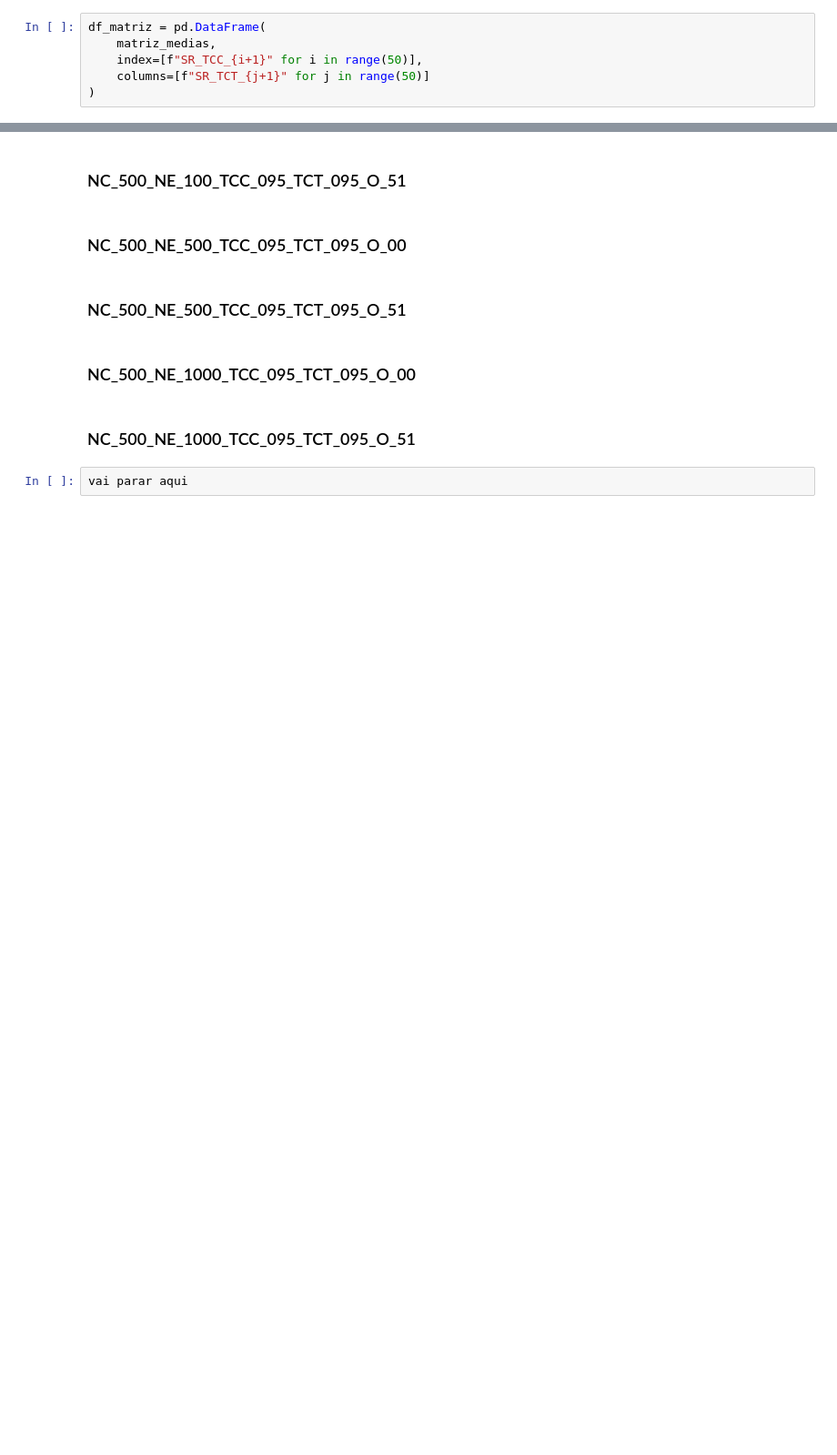
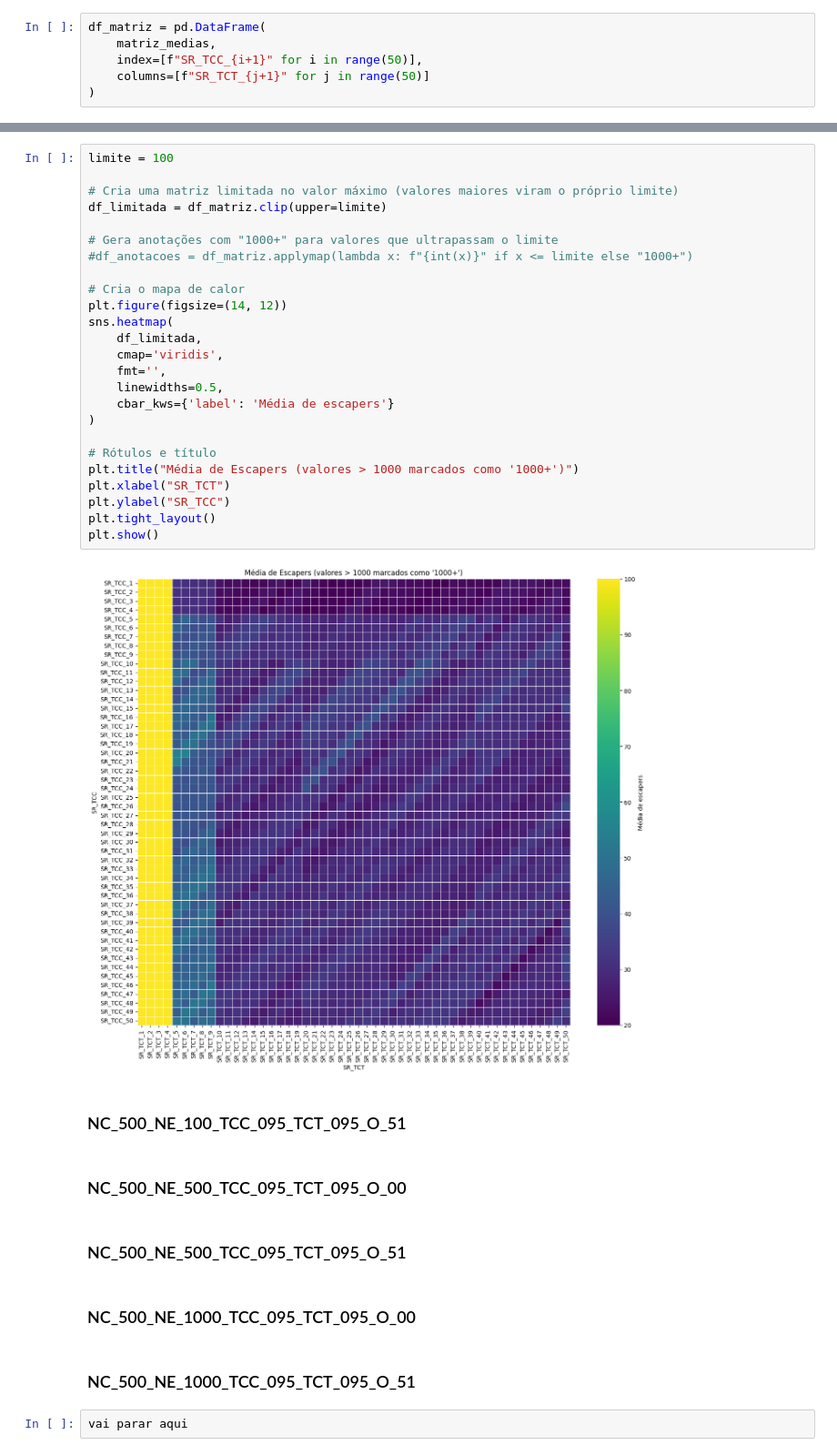
Before and after one commit to RafaRossatto/Confinement-controlled-chase-escape-dynamics, a Jupyter notebook: python/jupyter/backup_15_5_25/BackUp_Codes_12_05_2025/Heat_Map.ipynb, the cells around one changed output, grey strips where cells are left out. Shown at 91% size. Saved outputs shown, nothing was run; the diff lists cells and outputs as text; blank space fills up the shorter version.

Commit message:
Alterei o mapa de calor.

```diff
--- a/python/jupyter/backup_15_5_25/BackUp_Codes_12_05_2025/Heat_Map.ipynb
+++ b/python/jupyter/backup_15_5_25/BackUp_Codes_12_05_2025/Heat_Map.ipynb
@@ -3964,3 +3966,30 @@ plt.show()
+# %%
+limite = 100
+
+# Cria uma matriz limitada no valor máximo (valores maiores viram o próprio limite)
+df_limitada = df_matriz.clip(upper=limite)
+
+# Gera anotações com "1000+" para valores que ultrapassam o limite
+#df_anotacoes = df_matriz.applymap(lambda x: f"{int(x)}" if x <= limite else "1000+")
+
+# Cria o mapa de calor
+plt.figure(figsize=(14, 12))
+sns.heatmap(
+    df_limitada,
+    cmap='viridis',
+    fmt='',
+    linewidths=0.5,
+    cbar_kws={'label': 'Média de escapers'}
+)
+
+# Rótulos e título
+plt.title("Média de Escapers (valores > 1000 marcados como '1000+')")
+plt.xlabel("SR_TCT")
+plt.ylabel("SR_TCC")
+plt.tight_layout()
+plt.show()
+# %% [output]
+[figure, added]
 # %% [markdown]
 ### NC_500_NE_100_TCC_095_TCT_095_O_51
 # %% [markdown]
```
Also changed, not shown: parts of 3 cells of this notebook.
